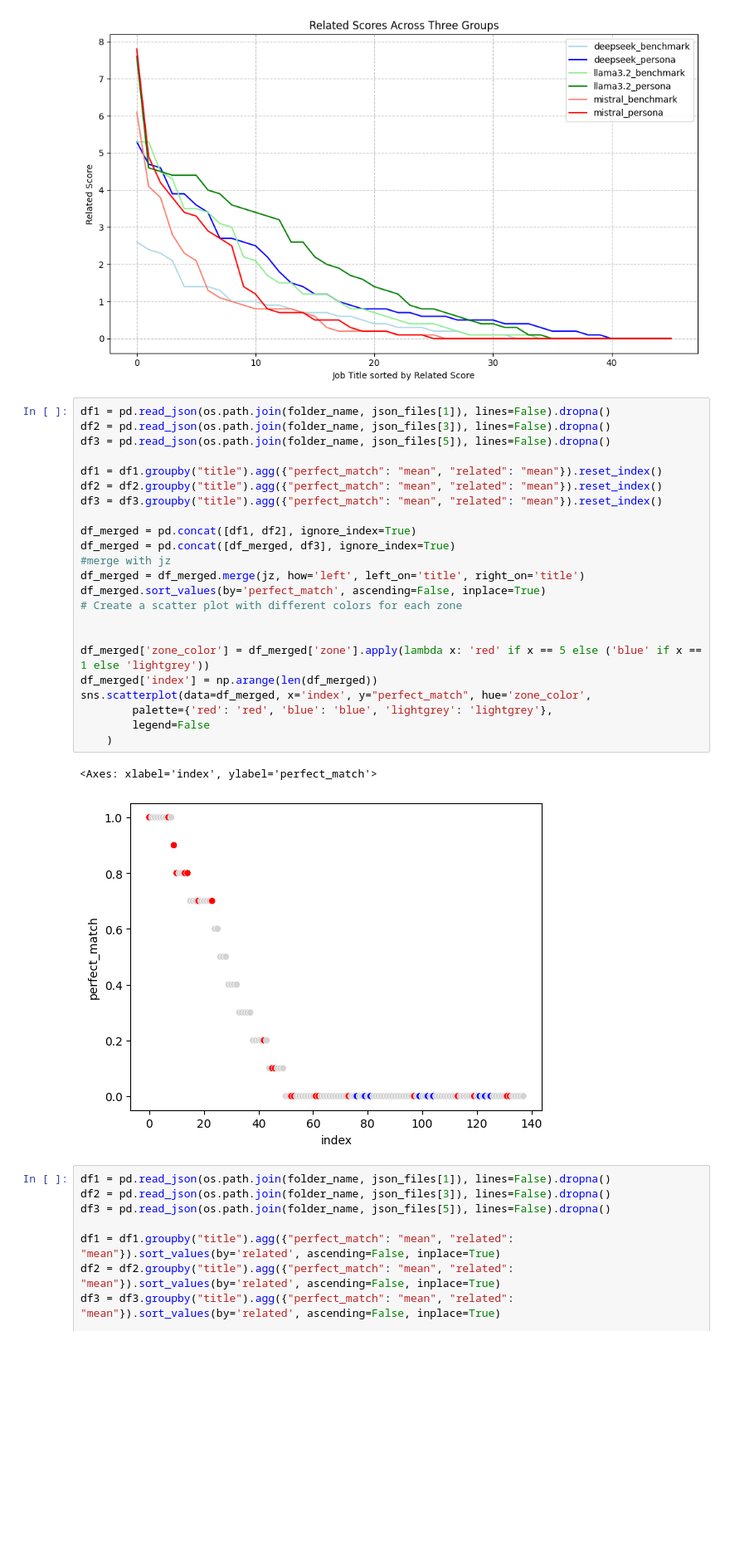
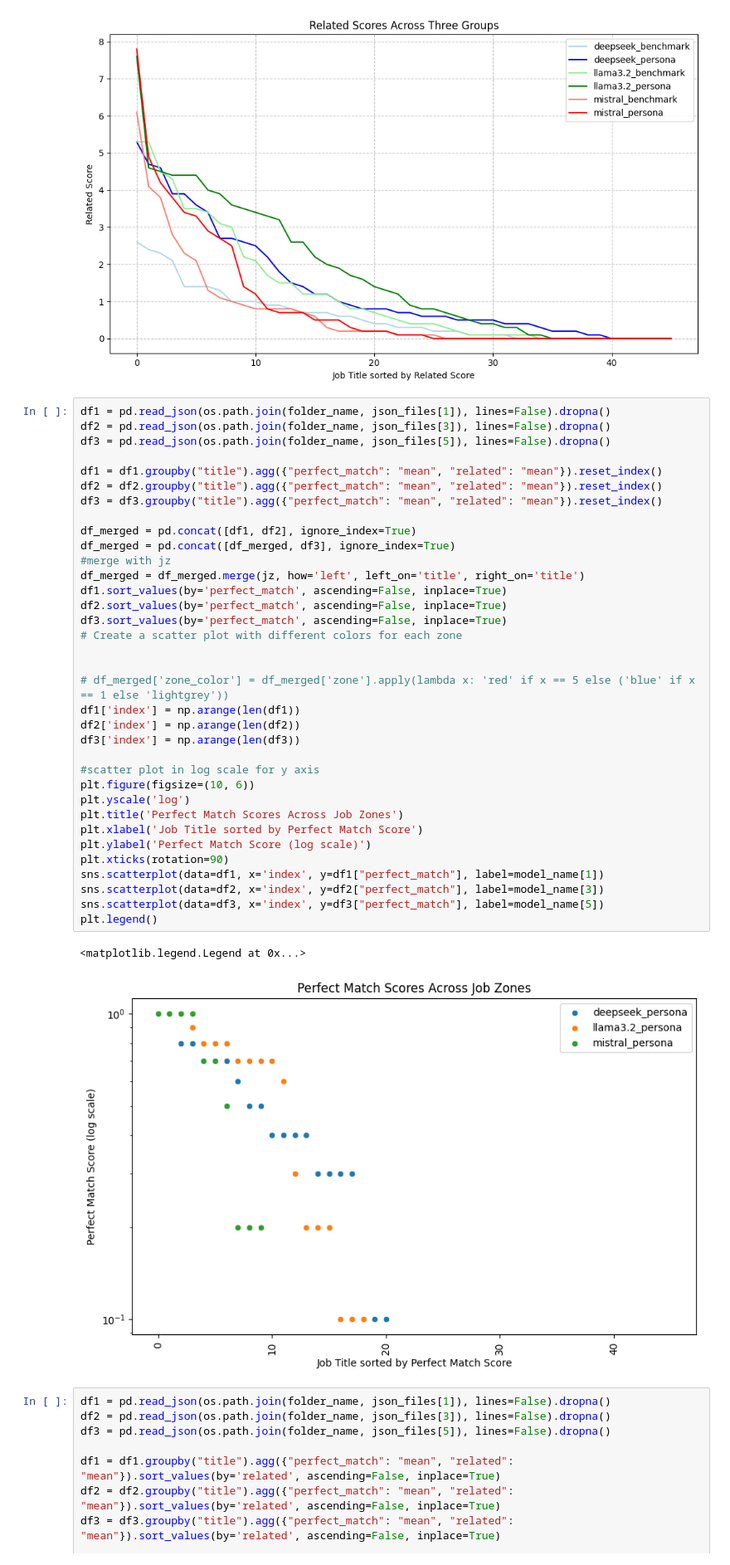
Before and after one commit to Segtanof/Teapot, a Jupyter notebook: 1_ job_match_analysis.ipynb, the cells around one changed output. Shown at 83% size. Saved outputs shown, nothing was run; the diff lists cells and outputs as text; blank space fills up the shorter version.

```diff
--- a/1_ job_match_analysis.ipynb
+++ b/1_ job_match_analysis.ipynb
@@ -165,29 +149,41 @@ plt.show()
 # %%
 df1 = pd.read_json(os.path.join(folder_name, json_files[1]), lines=False).dropna()
 df2 = pd.read_json(os.path.join(folder_name, json_files[3]), lines=False).dropna()
 df3 = pd.read_json(os.path.join(folder_name, json_files[5]), lines=False).dropna()
 
 df1 = df1.groupby("title").agg({"perfect_match": "mean", "related": "mean"}).reset_index()
 df2 = df2.groupby("title").agg({"perfect_match": "mean", "related": "mean"}).reset_index()
 df3 = df3.groupby("title").agg({"perfect_match": "mean", "related": "mean"}).reset_index()
 
 df_merged = pd.concat([df1, df2], ignore_index=True)
 df_merged = pd.concat([df_merged, df3], ignore_index=True)
 #merge with jz
 df_merged = df_merged.merge(jz, how='left', left_on='title', right_on='title')
-df_merged.sort_values(by='perfect_match', ascending=False, inplace=True)
+df1.sort_values(by='perfect_match', ascending=False, inplace=True)
+df2.sort_values(by='perfect_match', ascending=False, inplace=True)
+df3.sort_values(by='perfect_match', ascending=False, inplace=True)
 # Create a scatter plot with different colors for each zone
 
 
-df_merged['zone_color'] = df_merged['zone'].apply(lambda x: 'red' if x == 5 else ('blue' if x == 1 else 'lightgrey'))
-df_merged['index'] = np.arange(len(df_merged))
-sns.scatterplot(data=df_merged, x='index', y="perfect_match", hue='zone_color',
-        palette={'red': 'red', 'blue': 'blue', 'lightgrey': 'lightgrey'},
-        legend=False
-    )
+# df_merged['zone_color'] = df_merged['zone'].apply(lambda x: 'red' if x == 5 else ('blue' if x == 1 else 'lightgrey'))
+df1['index'] = np.arange(len(df1))
+df2['index'] = np.arange(len(df2))
+df3['index'] = np.arange(len(df3))
+
+#scatter plot in log scale for y axis
+plt.figure(figsize=(10, 6))
+plt.yscale('log')
+plt.title('Perfect Match Scores Across Job Zones')
+plt.xlabel('Job Title sorted by Perfect Match Score')
+plt.ylabel('Perfect Match Score (log scale)')
+plt.xticks(rotation=90)
+sns.scatterplot(data=df1, x='index', y=df1["perfect_match"], label=model_name[1])
+sns.scatterplot(data=df2, x='index', y=df2["perfect_match"], label=model_name[3])
+sns.scatterplot(data=df3, x='index', y=df3["perfect_match"], label=model_name[5])
+plt.legend()
 # %% [output]
-<Axes: xlabel='index', ylabel='perfect_match'>
+<matplotlib.legend.Legend at 0x...>
-[figure, old version]
+[figure, new version]
 # %%
 df1 = pd.read_json(os.path.join(folder_name, json_files[1]), lines=False).dropna()
 df2 = pd.read_json(os.path.join(folder_name, json_files[3]), lines=False).dropna()
```
Also changed, not shown: parts of 2 cells of this notebook, 1 other file.
